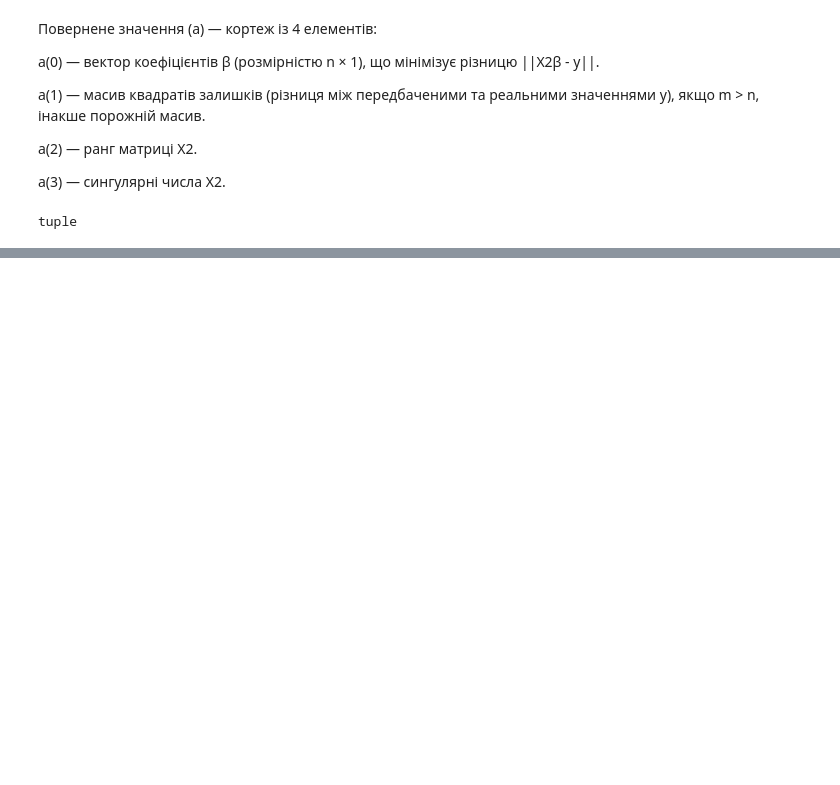
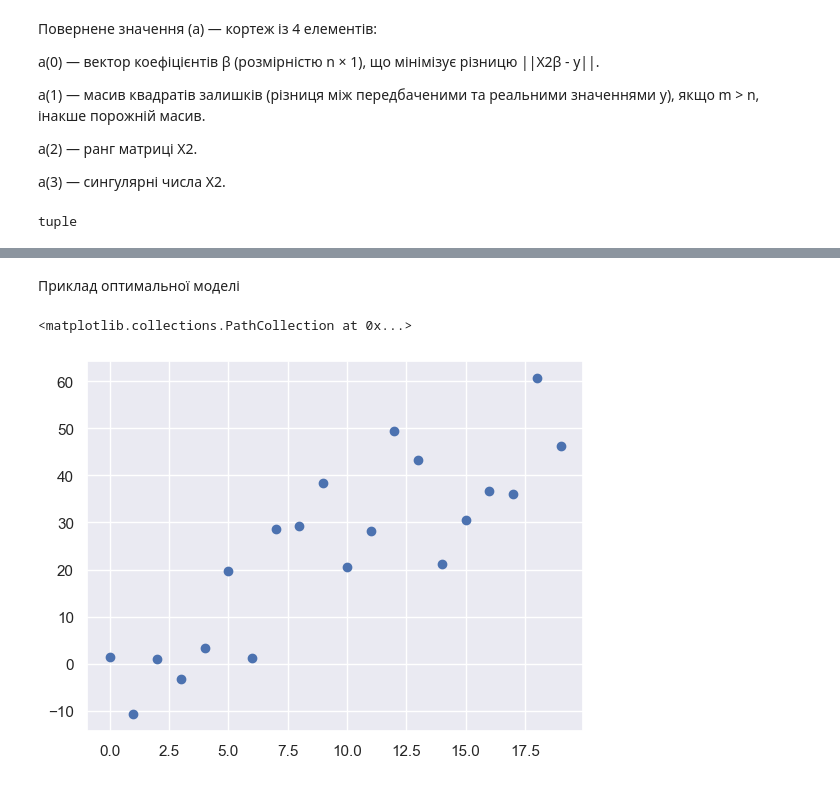
Before and after one commit to AlexandrZhygalov/ML_Course, a Jupyter notebook: Models.ipynb, the cells around one changed output, grey strips where cells are left out. Drawn from its saved outputs; the diff is of its cells as text; code cells hidden in the pictures; blank space fills up the shorter version.

```diff
--- a/Models.ipynb
+++ b/Models.ipynb
@@ -198,0 +306,10 @@ plt.plot(X, y_pred, color='red')
+# %% [markdown]
+Приклад оптимальної моделі
+# %%
+n = 20
+X = np.arange(n)
+y = 3*X-4+10*(np.random.randn(X.size))
+plt.scatter(X, y)
+# %% [output]
+<matplotlib.collections.PathCollection at 0x...>
+[figure, added]
```
Also changed, not shown: parts of 43 cells of this notebook, 3 other files.
